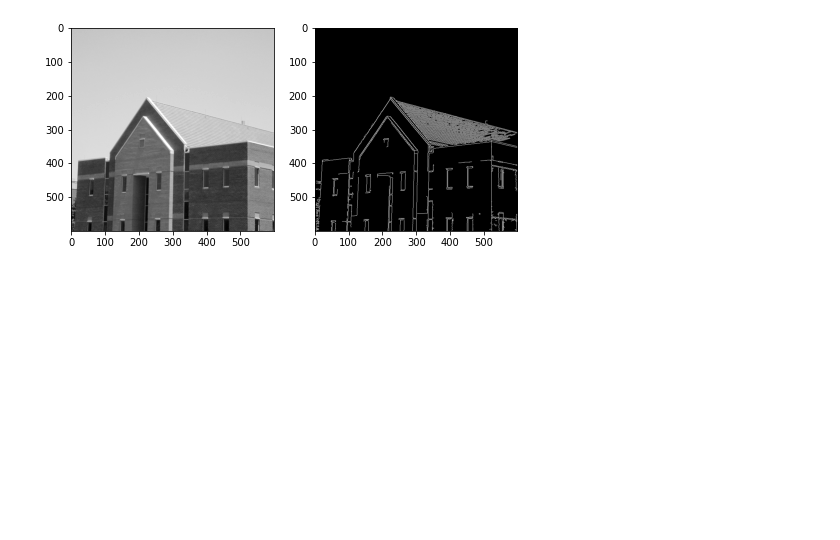
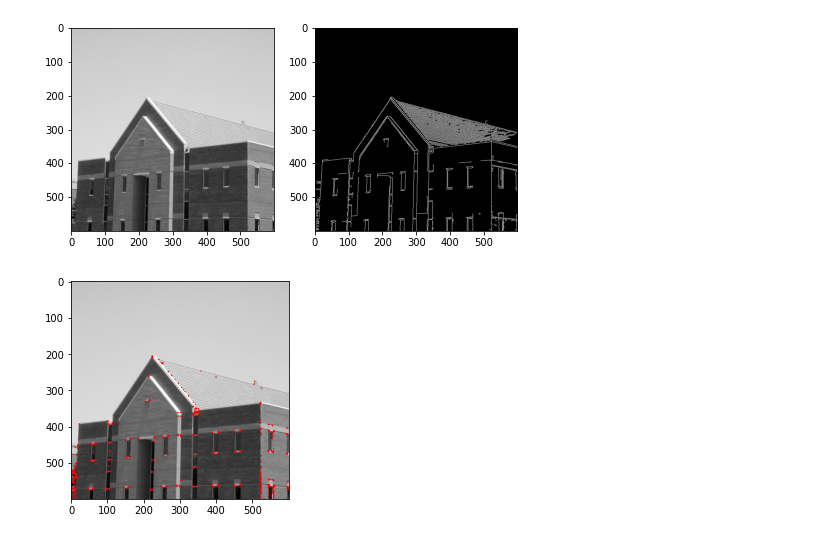
Before and after one commit to muditha11/ImageProcessingAndMachineVision, a Jupyter notebook: 4/4.ipynb, the cells around one changed output. Saved outputs shown, nothing was run; the diff lists cells and outputs as text; code cells hidden in the pictures; blank space fills up the shorter version.

```diff
--- a/4/4.ipynb
+++ b/4/4.ipynb
@@ -42,3 +46,16 @@ ax[1].imshow(edges,cmap='gray',vmin=0,vmax=255)
 plt.show()
 # %% [output]
 [figure]
+# %%
+img = cv2.imread("building.tif",cv2.IMREAD_COLOR)
+
+gray = cv2.cvtColor(img,cv2.COLOR_BGR2GRAY)
+gray = np.float32(gray)
+dst = cv2.cornerHarris(gray,2,3,0.04)
+
+dst = cv2.dilate(dst,None)
+img[dst>0.01*dst.max()]=[0,0,255]
+plt.imshow(cv2.cvtColor(img,cv2.COLOR_BGR2RGB))
+plt.show()
+# %% [output]
+[figure, added]
```
Also changed, not shown: parts of 3 cells of this notebook.
